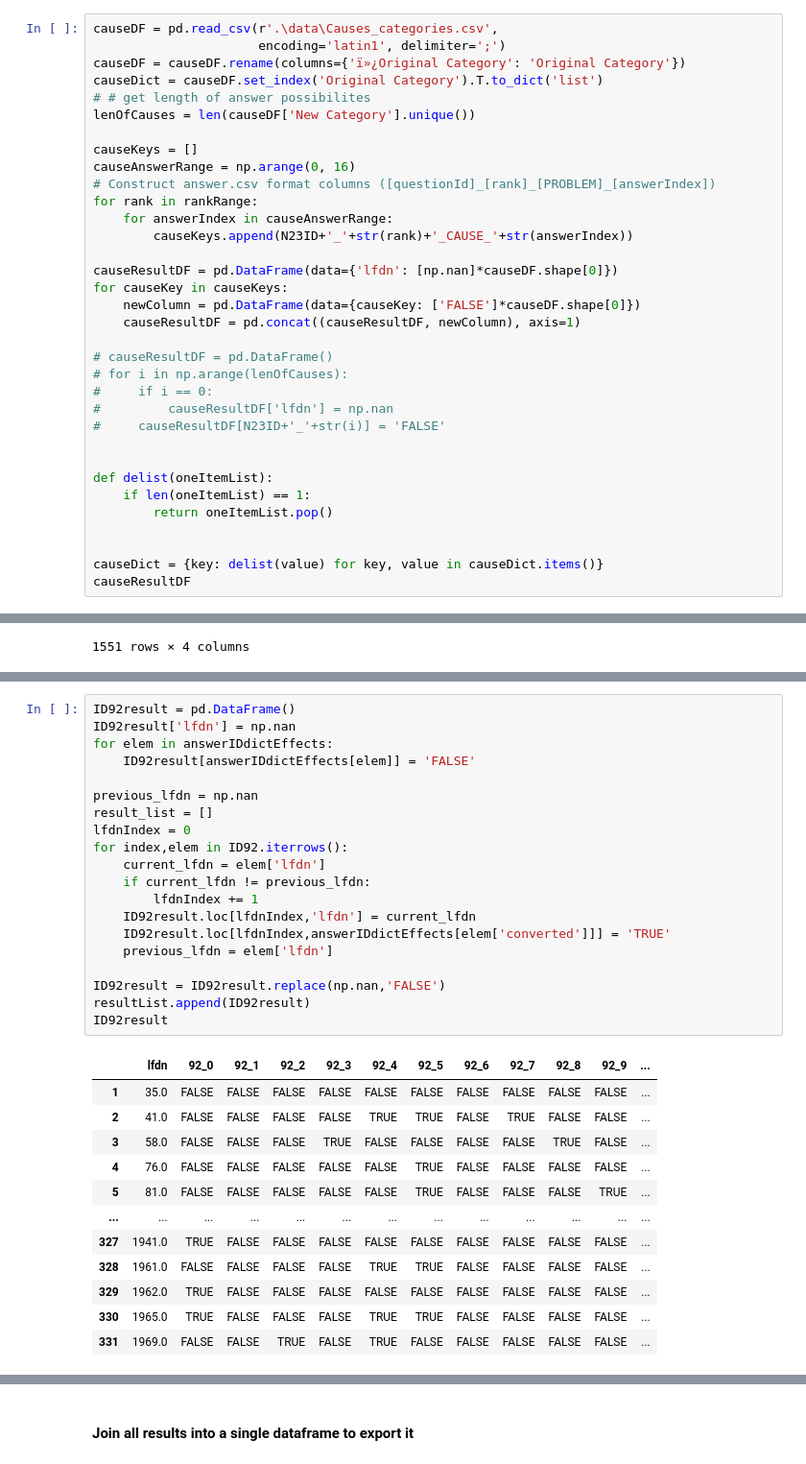
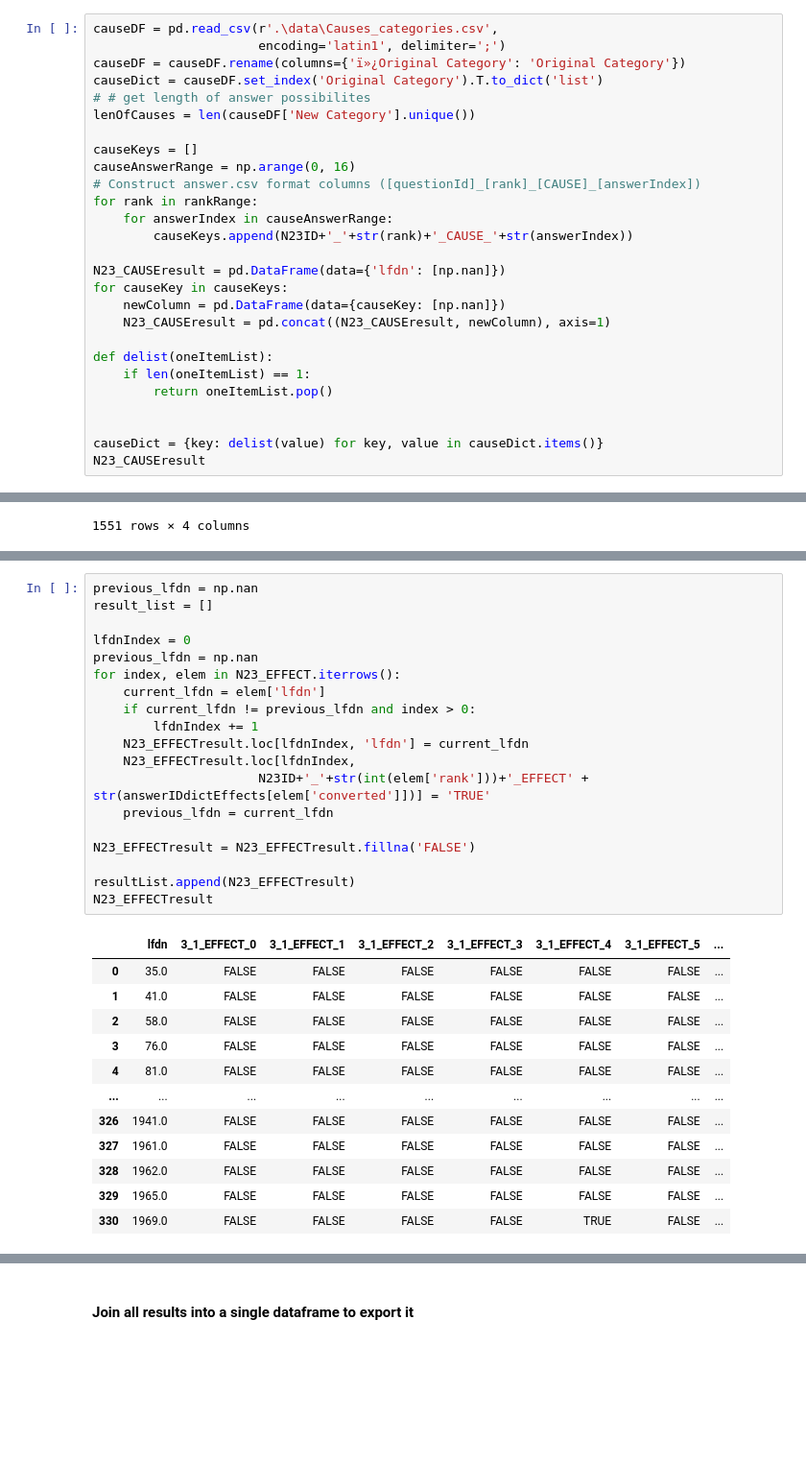
Before and after one commit to NaPiRE/QuickCheckRE, a Jupyter notebook: Data Transformation/DataTransformation.ipynb, the cells around one changed output, grey strips where cells are left out. Shown at 96% size. Drawn from its saved outputs; the diff is of its cells as text; blank space fills up the shorter version.

Commit message:
Added cause-problem-effect export

```diff
--- a/Data Transformation/DataTransformation.ipynb
+++ b/Data Transformation/DataTransformation.ipynb
@@ -1316,22 +1317,15 @@ lenOfCauses = len(causeDF['New Category'].unique())
 
 causeKeys = []
 causeAnswerRange = np.arange(0, 16)
-# Construct answer.csv format columns ([questionId]_[rank]_[PROBLEM]_[answerIndex])
+# Construct answer.csv format columns ([questionId]_[rank]_[CAUSE]_[answerIndex])
 for rank in rankRange:
     for answerIndex in causeAnswerRange:
         causeKeys.append(N23ID+'_'+str(rank)+'_CAUSE_'+str(answerIndex))
 
-causeResultDF = pd.DataFrame(data={'lfdn': [np.nan]*causeDF.shape[0]})
+N23_CAUSEresult = pd.DataFrame(data={'lfdn': [np.nan]})
 for causeKey in causeKeys:
-    newColumn = pd.DataFrame(data={causeKey: ['FALSE']*causeDF.shape[0]})
-    causeResultDF = pd.concat((causeResultDF, newColumn), axis=1)
-
-# causeResultDF = pd.DataFrame()
-# for i in np.arange(lenOfCauses):
-#     if i == 0:
-#         causeResultDF['lfdn'] = np.nan
-#     causeResultDF[N23ID+'_'+str(i)] = 'FALSE'
-
+    newColumn = pd.DataFrame(data={causeKey: [np.nan]})
+    N23_CAUSEresult = pd.concat((N23_CAUSEresult, newColumn), axis=1)
 
 def delist(oneItemList):
     if len(oneItemList) == 1:
@@ -1339,6 +1333,6 @@ def delist(oneItemList):
 
 
 causeDict = {key: delist(value) for key, value in causeDict.items()}
-causeResultDF
+N23_CAUSEresult
 # %% [output]
 |  | lfdn | 3_1_CAUSE_0 | 3_1_CAUSE_1 | 3_1_CAUSE_2 | 3_1_CAUSE_3 | 3_1_CAUSE_4 | 3_1_CAUSE_5 | 3_1_CAUSE_6 | ... |
@@ -1592,33 +1576,32 @@ ID92
 # %%
-ID92result = pd.DataFrame()
-ID92result['lfdn'] = np.nan
-for elem in answerIDdictEffects:
-    ID92result[answerIDdictEffects[elem]] = 'FALSE'
-
 previous_lfdn = np.nan
 result_list = []
+
 lfdnIndex = 0
-for index,elem in ID92.iterrows():
+previous_lfdn = np.nan
+for index, elem in N23_EFFECT.iterrows():
     current_lfdn = elem['lfdn']
-    if current_lfdn != previous_lfdn:
+    if current_lfdn != previous_lfdn and index > 0:
         lfdnIndex += 1
-    ID92result.loc[lfdnIndex,'lfdn'] = current_lfdn
-    ID92result.loc[lfdnIndex,answerIDdictEffects[elem['converted']]] = 'TRUE'
-    previous_lfdn = elem['lfdn']
+    N23_EFFECTresult.loc[lfdnIndex, 'lfdn'] = current_lfdn
+    N23_EFFECTresult.loc[lfdnIndex,
+                      N23ID+'_'+str(int(elem['rank']))+'_EFFECT' + str(answerIDdictEffects[elem['converted']])] = 'TRUE'
+    previous_lfdn = current_lfdn
 
-ID92result = ID92result.replace(np.nan,'FALSE')
-resultList.append(ID92result)
-ID92result
+N23_EFFECTresult = N23_EFFECTresult.fillna('FALSE')
+
+resultList.append(N23_EFFECTresult)
+N23_EFFECTresult
 # %% [output]
-|  | lfdn | 92_0 | 92_1 | 92_2 | 92_3 | 92_4 | 92_5 | 92_6 | 92_7 | 92_8 | 92_9 | ... |
-| 1 | 35.0 | FALSE | FALSE | FALSE | FALSE | FALSE | FALSE | FALSE | FALSE | FALSE | FALSE | ... |
-| 2 | 41.0 | FALSE | FALSE | FALSE | FALSE | TRUE | TRUE | FALSE | TRUE | FALSE | FALSE | ... |
-| 3 | 58.0 | FALSE | FALSE | FALSE | TRUE | FALSE | FALSE | FALSE | FALSE | TRUE | FALSE | ... |
-| 4 | 76.0 | FALSE | FALSE | FALSE | FALSE | FALSE | TRUE | FALSE | FALSE | FALSE | FALSE | ... |
-| 5 | 81.0 | FALSE | FALSE | FALSE | FALSE | FALSE | TRUE | FALSE | FALSE | FALSE | TRUE | ... |
-| ... | ... | ... | ... | ... | ... | ... | ... | ... | ... | ... | ... | ... |
-| 327 | 1941.0 | TRUE | FALSE | FALSE | FALSE | FALSE | FALSE | FALSE | FALSE | FALSE | FALSE | ... |
-| 328 | 1961.0 | FALSE | FALSE | FALSE | FALSE | TRUE | TRUE | FALSE | FALSE | FALSE | FALSE | ... |
-| 329 | 1962.0 | TRUE | FALSE | FALSE | FALSE | FALSE | FALSE | FALSE | FALSE | FALSE | FALSE | ... |
-| 330 | 1965.0 | TRUE | FALSE | FALSE | FALSE | TRUE | TRUE | FALSE | FALSE | FALSE | FALSE | ... |
-| 331 | 1969.0 | FALSE | FALSE | TRUE | FALSE | TRUE | FALSE | FALSE | FALSE | FALSE | FALSE | ... |
+|  | lfdn | 3_1_EFFECT_0 | 3_1_EFFECT_1 | 3_1_EFFECT_2 | 3_1_EFFECT_3 | 3_1_EFFECT_4 | 3_1_EFFECT_5 | ... |
+| 0 | 35.0 | FALSE | FALSE | FALSE | FALSE | FALSE | FALSE | ... |
+| 1 | 41.0 | FALSE | FALSE | FALSE | FALSE | FALSE | FALSE | ... |
+| 2 | 58.0 | FALSE | FALSE | FALSE | FALSE | FALSE | FALSE | ... |
+| 3 | 76.0 | FALSE | FALSE | FALSE | FALSE | FALSE | FALSE | ... |
+| 4 | 81.0 | FALSE | FALSE | FALSE | FALSE | FALSE | FALSE | ... |
+| ... | ... | ... | ... | ... | ... | ... | ... | ... |
+| 326 | 1941.0 | FALSE | FALSE | FALSE | FALSE | FALSE | FALSE | ... |
+| 327 | 1961.0 | FALSE | FALSE | FALSE | FALSE | FALSE | FALSE | ... |
+| 328 | 1962.0 | FALSE | FALSE | FALSE | FALSE | FALSE | FALSE | ... |
+| 329 | 1965.0 | FALSE | FALSE | FALSE | FALSE | FALSE | FALSE | ... |
+| 330 | 1969.0 | FALSE | FALSE | FALSE | FALSE | TRUE | FALSE | ... |
```
Also changed, not shown: parts of 13 cells of this notebook, 34 other files.
